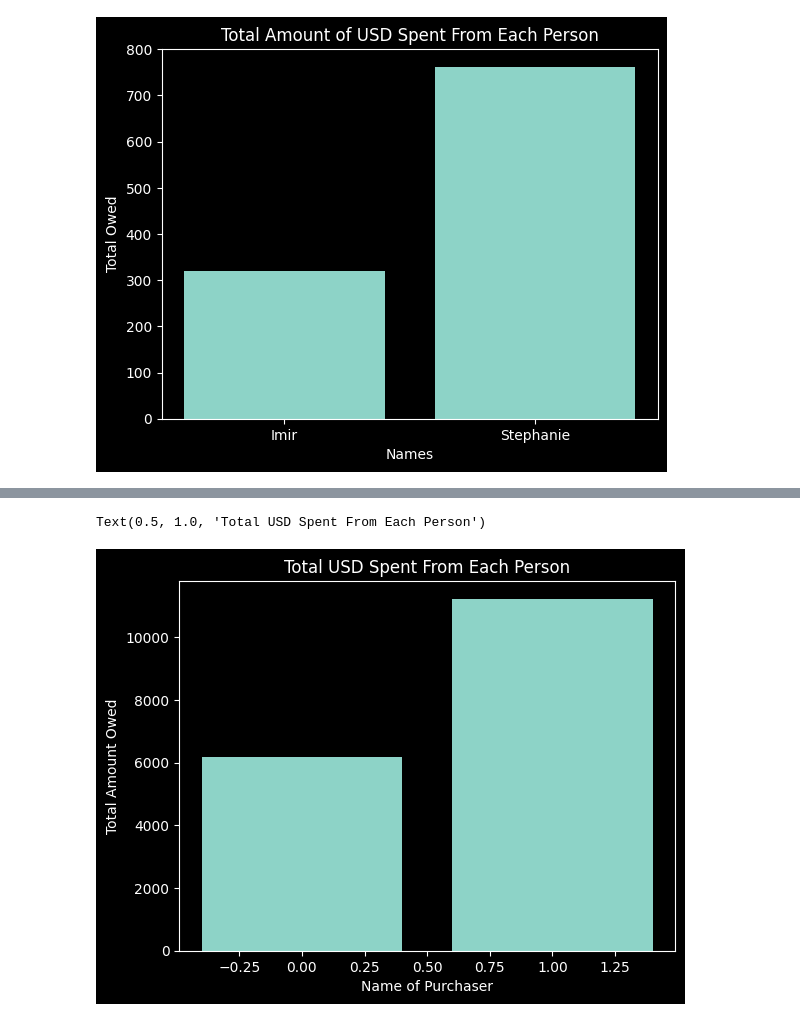
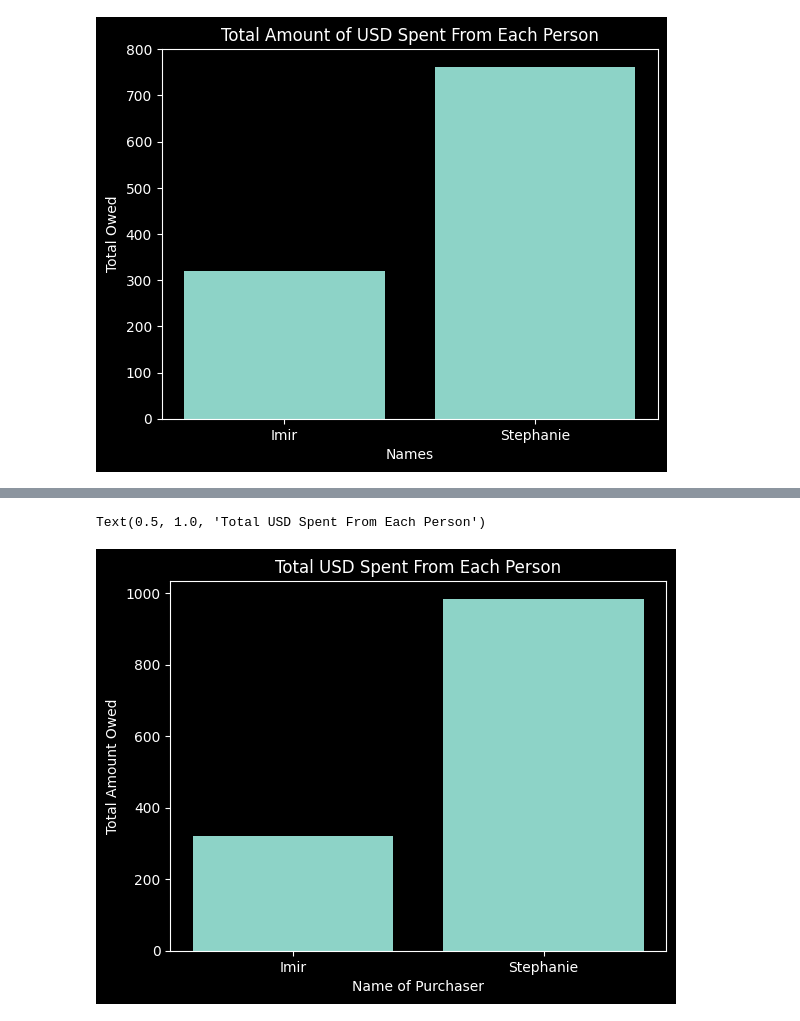
Before and after one commit to imirransom7/Amazon-Order-History, a Jupyter notebook: imir_amazon_order_history/orders.ipynb, the cells around one changed output, grey strips where cells are left out. Cells and saved outputs as stored; diff of their text form; code cells hidden in the pictures.

Commit message:
fixxed the x values, they were showing numbers instead names

```diff
--- a/imir_amazon_order_history/orders.ipynb
+++ b/imir_amazon_order_history/orders.ipynb
@@ -522,5 +526,5 @@ Text(0.5, 1.0, 'Total Amount of USD Spent From Each Person')
 # %%
-grouped = new_df.groupby('Name')['Total Owed'].sum().reset_index()
+grouped = new_df.groupby(['Name', 'Order ID'])['Total Owed'].sum().reset_index()
 # %%
 grouped
 # %% [output]
@@ -530,8 +544,8 @@ grouped
 # %%
-plt.bar(grouped.index, grouped['Total Owed'])
+plt.bar(grouped['Name'], grouped['Total Owed'])
 plt.xlabel('Name of Purchaser')
 plt.ylabel('Total Amount Owed')
 plt.title('Total USD Spent From Each Person')
 # %% [output]
 Text(0.5, 1.0, 'Total USD Spent From Each Person')
-[figure, old version]
+[figure, new version]
```
Also changed, not shown: parts of 3 cells of this notebook.
